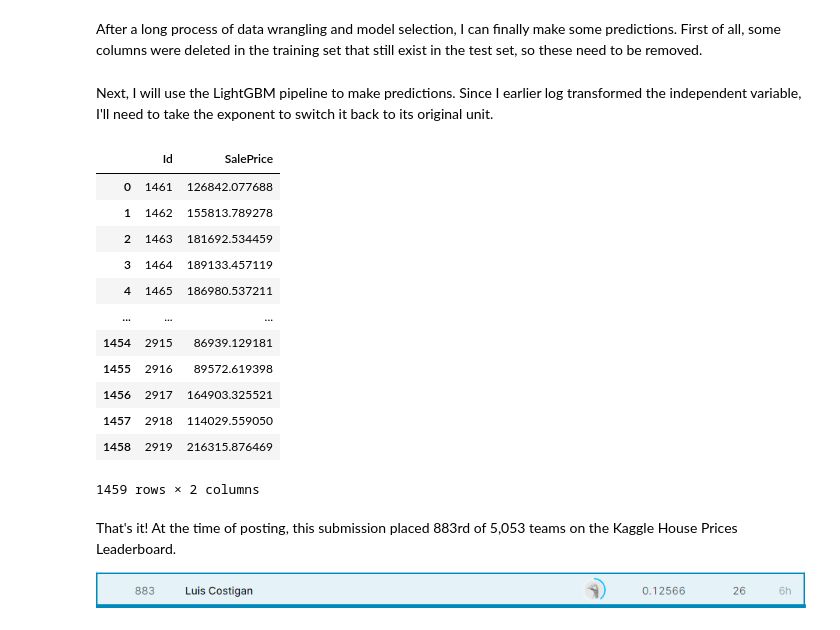
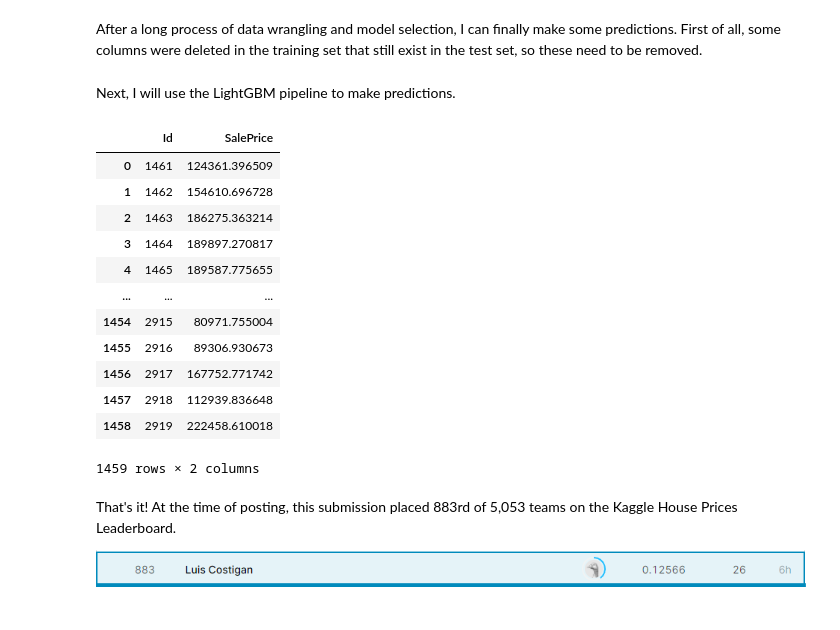
Before and after one commit to valencia21/data-science-projects, a Jupyter notebook: house-price-prediction/Models/sklearn/model.ipynb, the cells around one changed output. Drawn from its saved outputs; the diff is of its cells as text; code cells hidden in the pictures.

Commit message:
Version without log-transformed SalePrice

```diff
--- a/house-price-prediction/Models/sklearn/model.ipynb
+++ b/house-price-prediction/Models/sklearn/model.ipynb
@@ -346,9 +305,9 @@ search_space_random = [
 
 random_search = RandomizedSearchCV(pipe, search_space_random, cv=5, n_jobs=8, error_score="raise")
 
-random_search.fit(X_train_fe,y_train_fe)
-print('Training set score: ' + str(random_search.score(X_train_fe,y_train_fe)))
-print('Validation set score: ' + str(random_search.score(X_valid_fe,y_valid_fe)))
+random_search.fit(X_train,y_train)
+print('Training set score: ' + str(random_search.score(X_train,y_train)))
+print('Validation set score: ' + str(random_search.score(X_valid,y_valid)))
 
 best_params = random_search.best_params_
 print("From random search, the estimator and hyperparameters resulting in the best predictions on the validation set were:")
@@ -491,10 +441,10 @@ import warnings
 warnings.filterwarnings("ignore", category=UserWarning)
 
 # Preprocess data using the first step of the pipeline defined earlier
-X_train_fe_processed = pipe_fe[0].fit_transform(X_train_fe)
-X_valid_fe_processed = pipe_fe[0].transform(X_valid_fe)
+X_train_processed = pipe[0].fit_transform(X_train)
+X_valid_processed = pipe[0].transform(X_valid)
 
-obj = HPOpt(X_train_fe_processed, X_valid_fe_processed, y_train_fe, y_valid_fe)
+obj = HPOpt(X_train_processed, X_valid_processed, y_train, y_valid)
 
 xgb_opt = obj.process(fn_name='xgb_reg', space=xgb_para, trials=Trials(), algo=tpe.suggest, max_evals=300)
 lgb_opt = obj.process(fn_name='lgb_reg', space=lgb_para, trials=Trials(), algo=tpe.suggest, max_evals=300)
@@ -517,7 +467,7 @@ All that's left to do to get predictions is fit the model using the estimator an
 # %%
 # Create pipeline with optimal hyperparameter values
 pipe_hyperopt_lgb = Pipeline([('preprocessing', preprocessor), ('clf', lgb.LGBMRegressor(**lgb_opt['reg_params']))])
-pipe_hyperopt_lgb.fit(X_train_fe, y_train_fe)
+pipe_hyperopt_lgb.fit(X_train, y_train)
 # %% [output]
 Pipeline(steps=[('preprocessing',
                  ColumnTransformer(transformers=[('pipeline-1',
@@ -549,33 +499,30 @@ list(set(df_train_original.columns) - set(df_train.columns))
 # Define X_test
 X_test = df_test.drop(columns=list(set(df_train_original.columns) - set(df_train.columns)))
 # %% [markdown]
-Next, I will use the LightGBM pipeline to make predictions. Since I earlier log transformed the independent variable, I'll need to take the exponent to switch it back to its original unit.
+Next, I will use the LightGBM pipeline to make predictions.
 # %%
 predictions = pipe_hyperopt_lgb.predict(X_test)
 
 d = {"Id":df_test["Id"],"SalePrice":predictions}
 submission = pd.DataFrame(data=d)
 
-# Revert log transform
-submission["SalePrice"] = np.exp(submission["SalePrice"])
-
 # Save CSV of predictions to submit to Kaggle
 submission.to_csv("submission.csv",index=False)
 
 submission
 # %% [output]
 |  | Id | SalePrice |
-| 0 | 1461 | 126842.077688 |
-| 1 | 1462 | 155813.789278 |
-| 2 | 1463 | 181692.534459 |
-| 3 | 1464 | 189133.457119 |
-| 4 | 1465 | 186980.537211 |
+| 0 | 1461 | 124361.396509 |
+| 1 | 1462 | 154610.696728 |
+| 2 | 1463 | 186275.363214 |
+| 3 | 1464 | 189897.270817 |
+| 4 | 1465 | 189587.775655 |
 | ... | ... | ... |
-| 1454 | 2915 | 86939.129181 |
-| 1455 | 2916 | 89572.619398 |
-| 1456 | 2917 | 164903.325521 |
-| 1457 | 2918 | 114029.559050 |
-| 1458 | 2919 | 216315.876469 |
+| 1454 | 2915 | 80971.755004 |
+| 1455 | 2916 | 89306.930673 |
+| 1456 | 2917 | 167752.771742 |
+| 1457 | 2918 | 112939.836648 |
+| 1458 | 2919 | 222458.610018 |
 1459 rows × 2 columns
 # %% [markdown]
 That's it! At the time of posting, this submission placed 883rd of 5,053 teams on the Kaggle House Prices Leaderboard.
```
Also changed, not shown: parts of 12 cells of this notebook, 1 other file.
